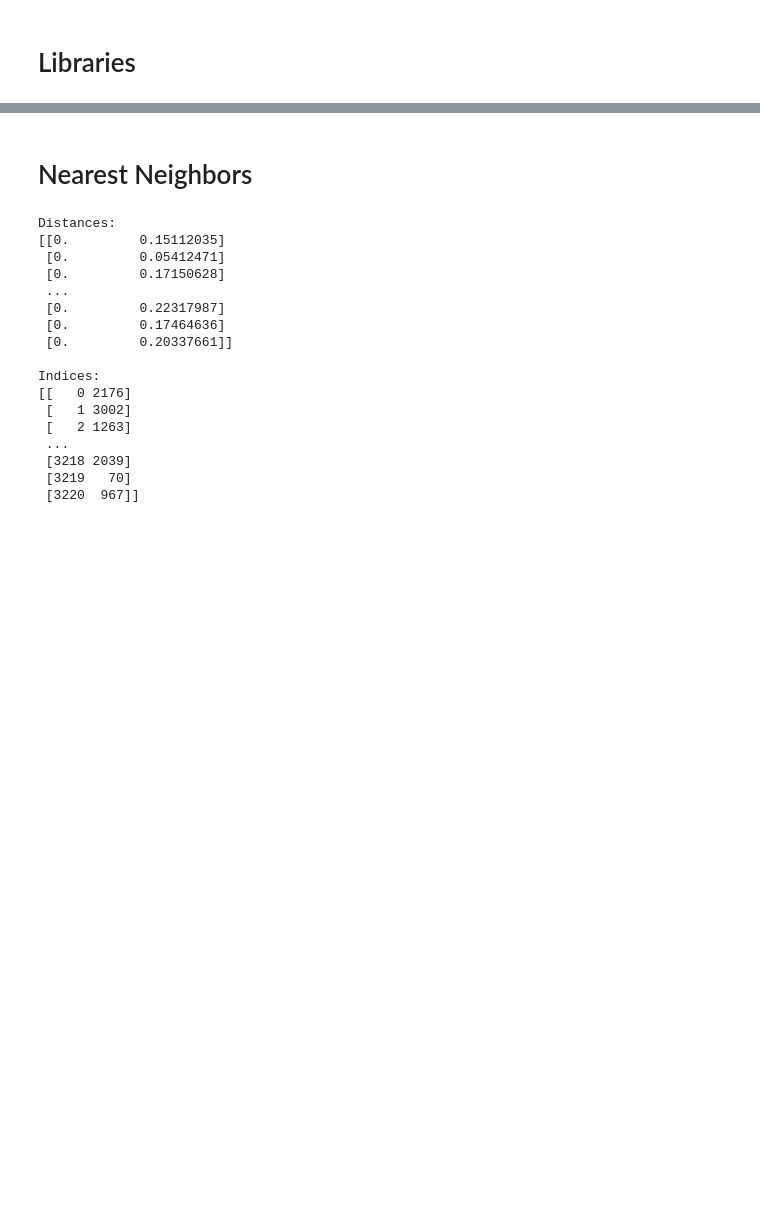
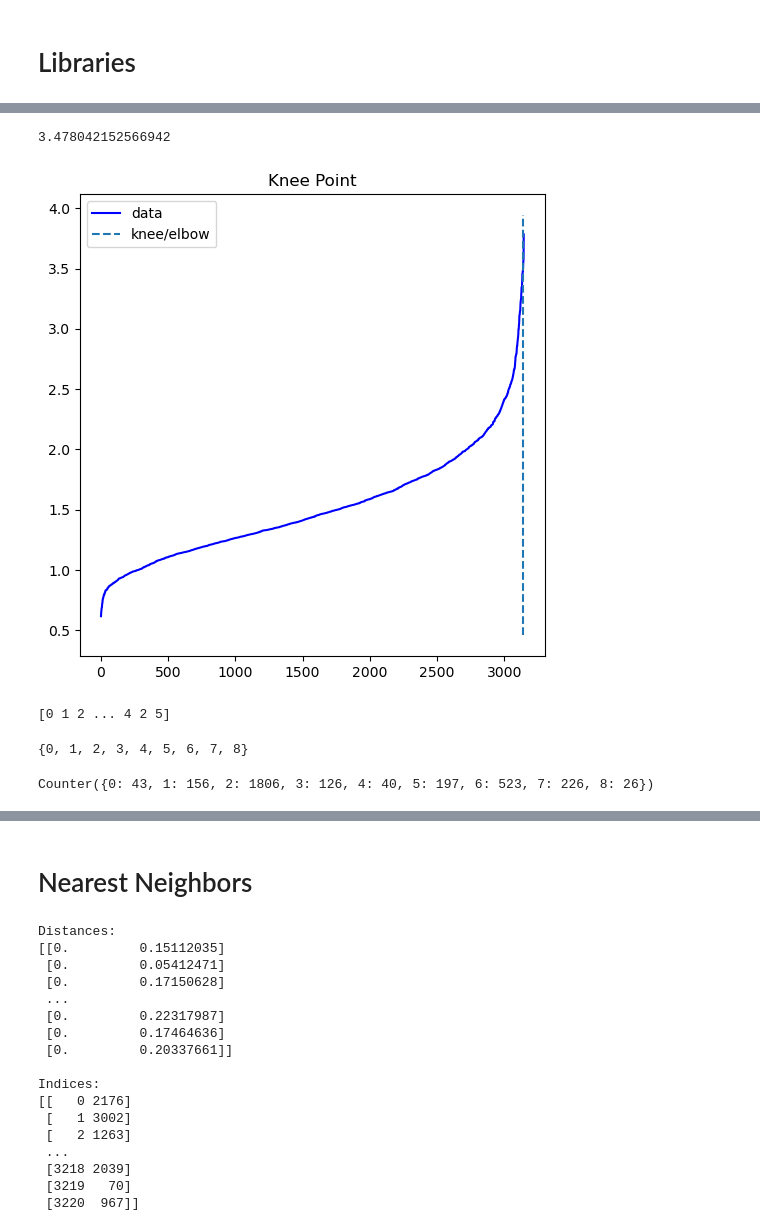
Before and after one commit to RyanZimmermanNWU/Northwestern-MSDS-Capstone-2023, a Jupyter notebook: Scripts/d. Modeling.ipynb, the cells around one changed output, grey strips where cells are left out. Cells and saved outputs as stored; diff of their text form; code cells hidden in the pictures; blank space fills up the shorter version.

```diff
--- a/Scripts/d. Modeling.ipynb
+++ b/Scripts/d. Modeling.ipynb
@@ -32,0 +66,29 @@ census_mm_pca_components
+# %%
+from kneed import KneeLocator
+kneedle = KneeLocator(x = range(1, len(neigh_dist)+1), y = k_dist, S = 1.0,
+                      curve = "concave", direction = "increasing", online=True)
+
+print(kneedle.knee_y)
+
+kneedle.plot_knee()
+plt.show()
+# %% [output]
+3.478042152566942
+[figure, added]
+# %%
+from sklearn.cluster import DBSCAN
+clusters = DBSCAN(eps = 3.48, min_samples = 4).fit(X_tsne)
+# get cluster labels
+print(clusters.labels_)
+
+# check unique clusters
+set(clusters.labels_)
+# -1 value represents noisy points could not assigned to any cluster
+# %% [output]
+[0 1 2 ... 4 2 5]
+{0, 1, 2, 3, 4, 5, 6, 7, 8}
+# %%
+from collections import Counter
+Counter(clusters.labels_)
+# %% [output]
+Counter({0: 43, 1: 156, 2: 1806, 3: 126, 4: 40, 5: 197, 6: 523, 7: 226, 8: 26})
```
Also changed, not shown: parts of 26 cells of this notebook, 2 other files.
